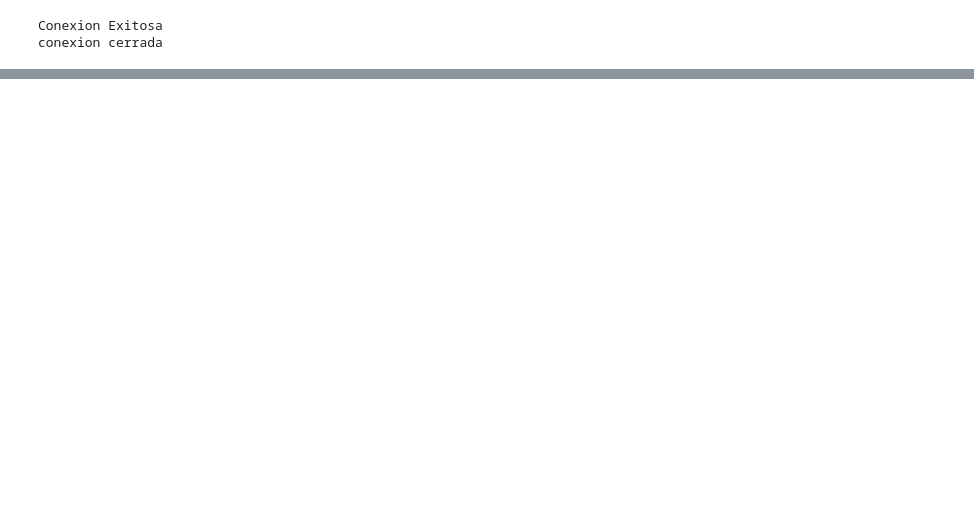
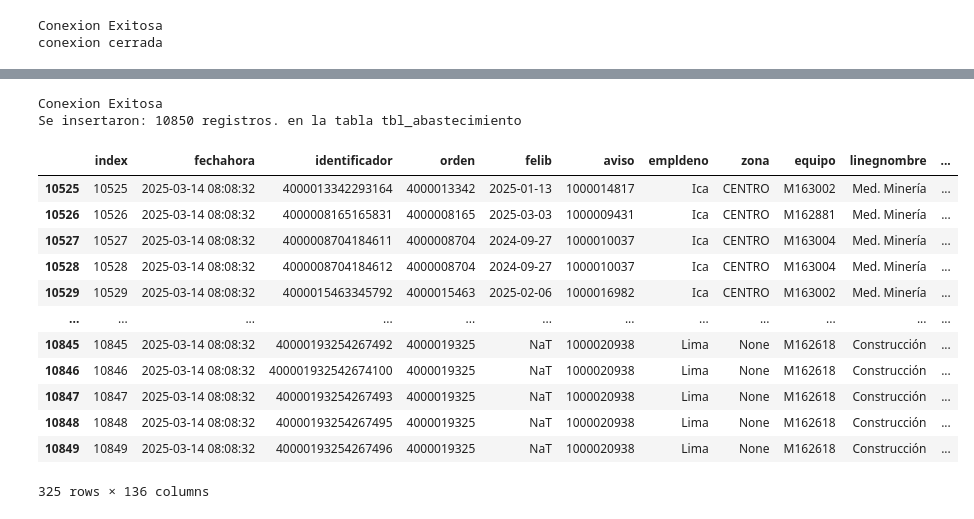
Before and after one commit to Josetudez/Abastecimiento_Modificado, a Jupyter notebook: notebooks/asignamiento.ipynb, the cells around one changed output, grey strips where cells are left out. Saved outputs shown, nothing was run; the diff lists cells and outputs as text; code cells hidden in the pictures; blank space fills up the shorter version.

Commit message:
proyecto terminado V1

```diff
--- a/notebooks/asignamiento.ipynb
+++ b/notebooks/asignamiento.ipynb
@@ -42,0 +624,13 @@ planinventarioresumen = consult_data(connection,f"select * from {pl_inventarioMB
+# %%
+abastecimiento_reservas['tipo_Ot'] = abastecimiento_reservas['orden_texto'].str[:3]
+abastecimiento_reservas['semana_Ot_txt'] = abastecimiento_reservas['orden_revision_texto'].str[-2:]
+
+abastecimiento_reservas['fe_nece'] = pd.to_datetime(abastecimiento_reservas['fe_nece'])
+abastecimiento_reservas['felib'] = pd.to_datetime(abastecimiento_reservas['felib'])
+
+abastecimiento_reservas['semana_Ot'] = abastecimiento_reservas['fe_nece'].dt.isocalendar().week
+abastecimiento_reservas['semana_lib'] = abastecimiento_reservas['felib'].dt.isocalendar().week
+# %%
+abast_reservas = abastecimiento_reservas.merge(tbl_flota, how='left', on='equipo')
+# %%
+abast_reservas['fechahora'] = datetime.now().strftime('%Y-%m-%d %H:%M:%S')
@@ -42,0 +639,11 @@ planinventarioresumen = consult_data(connection,f"select * from {pl_inventarioMB
+# %%
+cargar_abastecimiento = abast_reservas.reindex(['index','fechahora','identificador','orden','felib','aviso','empldeno','zona','equipo','linegnombre','modelo','eqdescrip','repercusion','cliente','proyecto','ave_ini_fecha','ave_fin_fecha','parada',
+                                        'parada_dias','ubitec_deno','local','undneg','centro_deno','eq_est_usu_deno','flota_tipo','fe_despacho','eq_serie_motor','eq_serie_equipo','eq_est_ot_deno','clase','grupo_planif',
+                                        'cliente_nro','proyecto_nro','supres_nombre','criticidad_deno','eqvaloradq_usd','repercusiondeno','oden_clase_deno','coti_esta_deno','avisodespacho','estatususuarioorden',
+                                        'aviso_fecreado','orden_fe_fin_ext','orden_fe_ini_ext','fabricaequipo','orden_fecietec','orden_claact_deno','gruplan_deno','centro_y','eq_clase','orden_tipimput','orden_fecrea','orden_texto',
+                                        'orden_prio','prio_orden','prio_orden_texto','ot_abierto','ot_liberado','ot_cierrete','ot_cerrado','hruta_contador','hruta_grupo','aviso_prioridad_deno','aviso_clase_deno','orden_revision','orden_revision_texto','orden_causas_cod',
+                                        'orden_causas','orden_causas_texto','cotizacion','pedido_venta','orden_pos_mtto','plan_mantenimiento','fechacarga_y','reserva','reservapos','material','materialdeno','ctd_nec','ctd_reduc',
+                                        'ctd_dif','um_base','usuario','centro_x','almacen','lote','fe_nece','orden_op','dest_merc','imputacion','ce_coste','salida_fin','relevplnec','grafo','elem_pep','febase','reservaestatus','reservaimputacion',
+                                        'indicador_dh','reserva_pos_borrado','reserva_mov_permit','ate_accion','ate_codigosap','ate_cantidad','ate_UMB','ate_orden','ate_fecha','valor_flota','reservasolped','detalle01','detalle02',
+                                        'stock_asignado','trasl_ctd_C154','trasl_ctd_C040','trasl_ctd_C080','trasl_ctd_C200','trasl_ctd_C152','trasl_fecha','Ped_nro','Ped_Fecha','Ped_ctd','Ped_proveedor','estadoreserva','Cod_mate_antiguo','Grp_mat','Jerarquia_produc','total_trasl',
+                                        'Q_pendiente','total','Est_material','Est_abastecimiento','Est_Compra','tipo_Ot','semana_Ot_txt','semana_Ot','semana_lib'],axis=1)
@@ -42,0 +660,23 @@ planinventarioresumen = consult_data(connection,f"select * from {pl_inventarioMB
+# %%
+connection = crear_conexion()
+consult_data(connection,"truncate table tbl_abastecimiento")
+insert_data(connection,'tbl_abastecimiento',cargar_abastecimiento,cabezera_abastecimiento,1000)
+# %% [output]
+Conexion Exitosa
+Se insertaron: 10850 registros. en la tabla tbl_abastecimiento
+# %%
+cargar_abastecimiento.loc[cargar_abastecimiento['ate_accion']=='FIN']
+# %% [output]
+|  | index | fechahora | identificador | orden | felib | aviso | empldeno | zona | equipo | linegnombre | ... |
+| 10525 | 10525 | 2025-03-14 08:08:32 | 4000013342293164 | 4000013342 | 2025-01-13 | 1000014817 | Ica | CENTRO | M163002 | Med. Minería | ... |
+| 10526 | 10526 | 2025-03-14 08:08:32 | 4000008165165831 | 4000008165 | 2025-03-03 | 1000009431 | Ica | CENTRO | M162881 | Med. Minería | ... |
+| 10527 | 10527 | 2025-03-14 08:08:32 | 4000008704184611 | 4000008704 | 2024-09-27 | 1000010037 | Ica | CENTRO | M163004 | Med. Minería | ... |
+| 10528 | 10528 | 2025-03-14 08:08:32 | 4000008704184612 | 4000008704 | 2024-09-27 | 1000010037 | Ica | CENTRO | M163004 | Med. Minería | ... |
+| 10529 | 10529 | 2025-03-14 08:08:32 | 4000015463345792 | 4000015463 | 2025-02-06 | 1000016982 | Ica | CENTRO | M163002 | Med. Minería | ... |
+| ... | ... | ... | ... | ... | ... | ... | ... | ... | ... | ... | ... |
+| 10845 | 10845 | 2025-03-14 08:08:32 | 40000193254267492 | 4000019325 | NaT | 1000020938 | Lima | None | M162618 | Construcción | ... |
+| 10846 | 10846 | 2025-03-14 08:08:32 | 400001932542674100 | 4000019325 | NaT | 1000020938 | Lima | None | M162618 | Construcción | ... |
+| 10847 | 10847 | 2025-03-14 08:08:32 | 40000193254267493 | 4000019325 | NaT | 1000020938 | Lima | None | M162618 | Construcción | ... |
+| 10848 | 10848 | 2025-03-14 08:08:32 | 40000193254267495 | 4000019325 | NaT | 1000020938 | Lima | None | M162618 | Construcción | ... |
+| 10849 | 10849 | 2025-03-14 08:08:32 | 40000193254267496 | 4000019325 | NaT | 1000020938 | Lima | None | M162618 | Construcción | ... |
+325 rows × 136 columns
```
Also changed, not shown: parts of 88 cells of this notebook, 11 other files.
